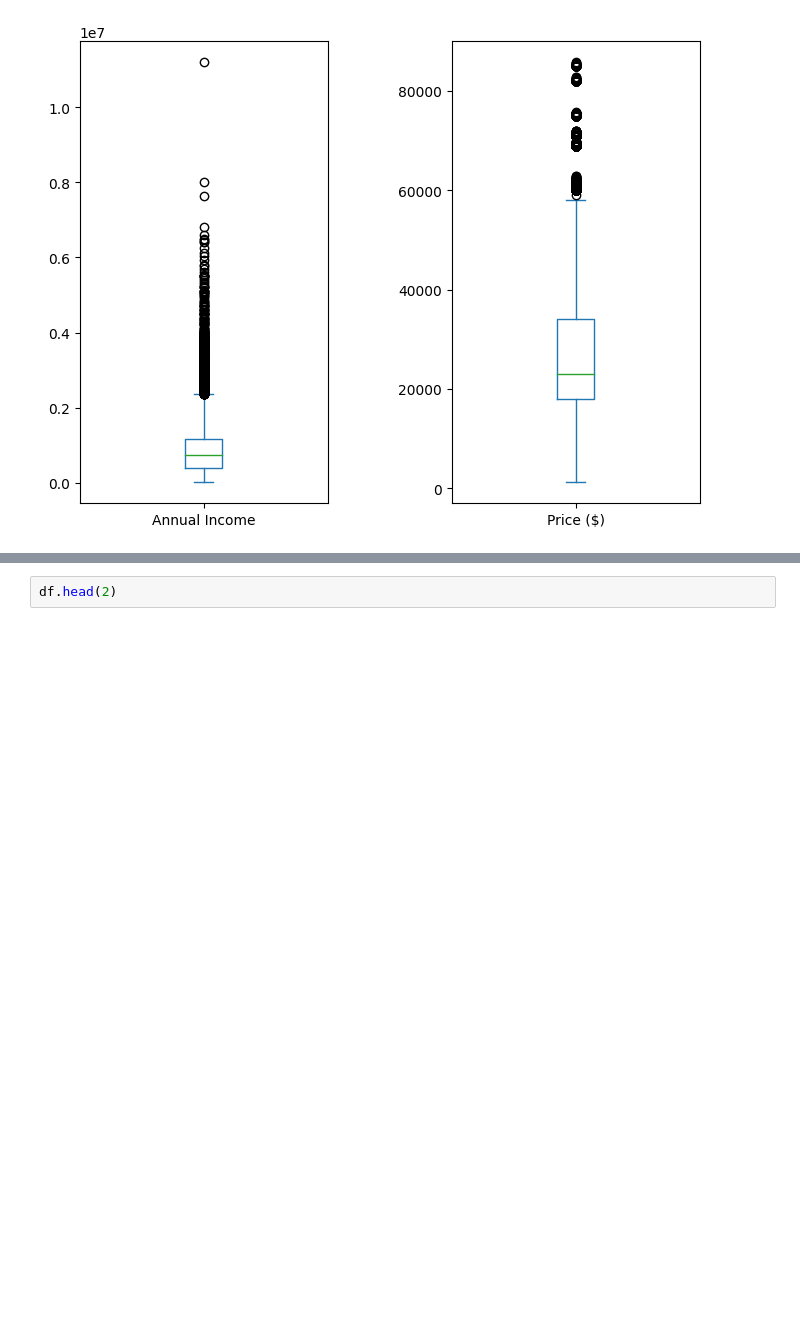
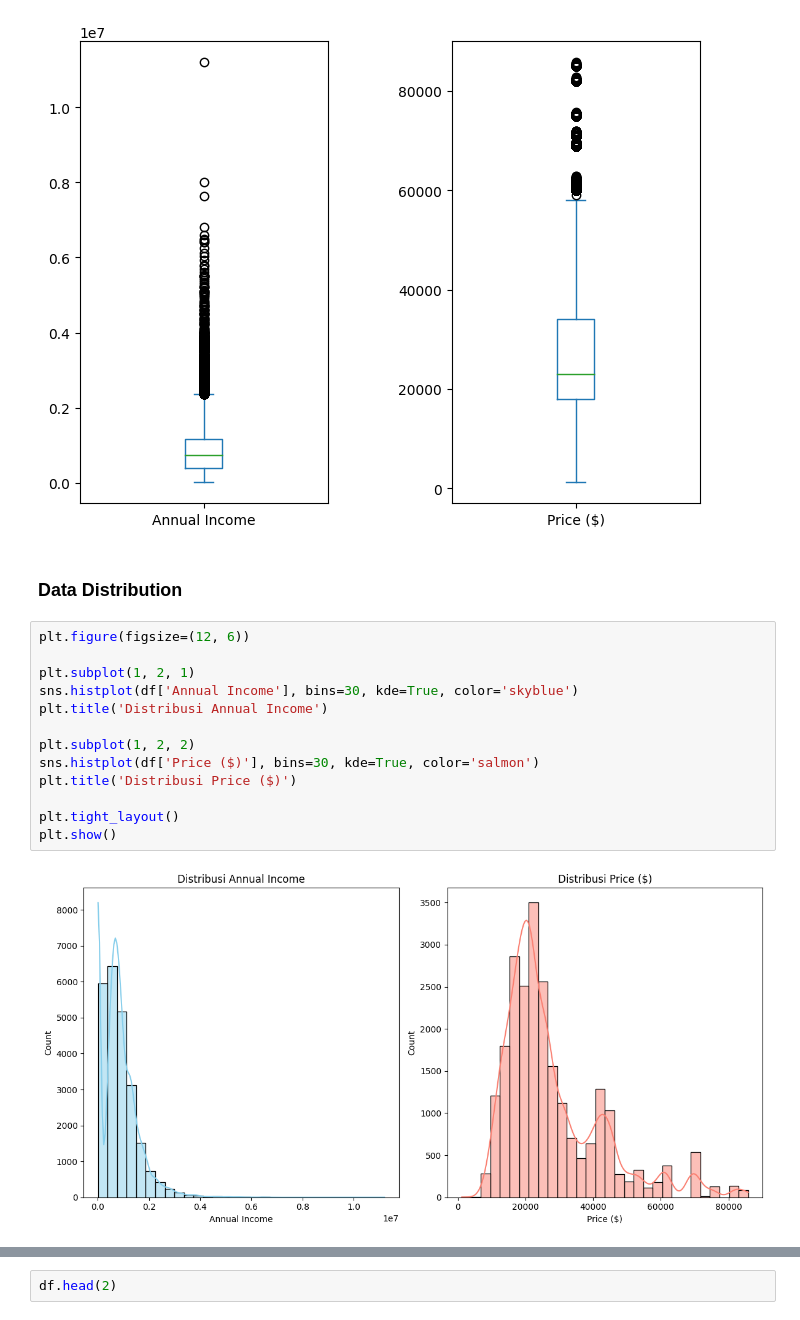
Before and after one commit to MuhammadJundullah/Data-Analysis, a Jupyter notebook: Car Sales Analysis/Car_Sales_Report.ipynb, the cells around one changed output, grey strips where cells are left out. Drawn from its saved outputs; the diff is of its cells as text; blank space fills up the shorter version.

```diff
--- a/Car Sales Analysis/Car_Sales_Report.ipynb
+++ b/Car Sales Analysis/Car_Sales_Report.ipynb
@@ -115,3 +113,20 @@ df.select_dtypes(include=['int','float']).plot(subplots=True, layout=(1,2), kind
 plt.subplots_adjust(wspace=0.5)
 # %% [output]
 [figure]
+# %% [markdown]
+### Data Distribution
+# %%
+plt.figure(figsize=(12, 6))
+
+plt.subplot(1, 2, 1)
+sns.histplot(df['Annual Income'], bins=30, kde=True, color='skyblue')
+plt.title('Distribusi Annual Income')
+
+plt.subplot(1, 2, 2)
+sns.histplot(df['Price ($)'], bins=30, kde=True, color='salmon')
+plt.title('Distribusi Price ($)')
+
+plt.tight_layout()
+plt.show()
+# %% [output]
+[figure, added]
```
Also changed, not shown: parts of 37 cells of this notebook.
